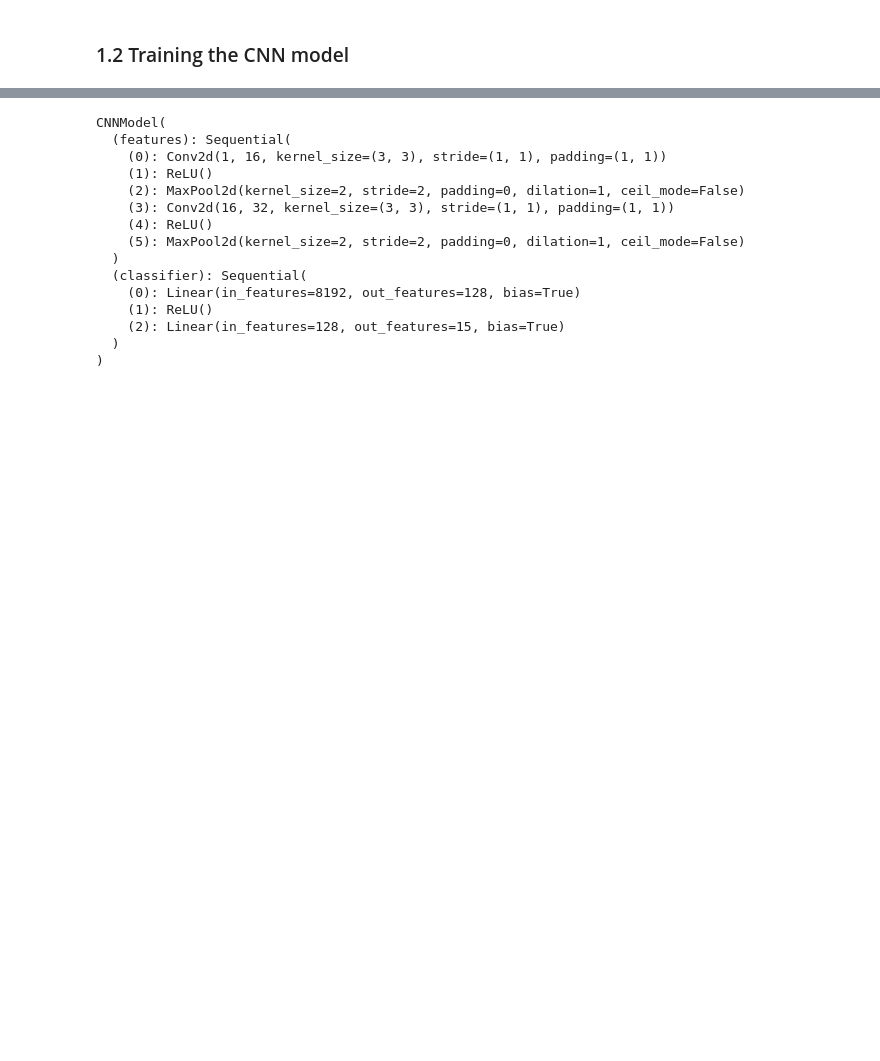
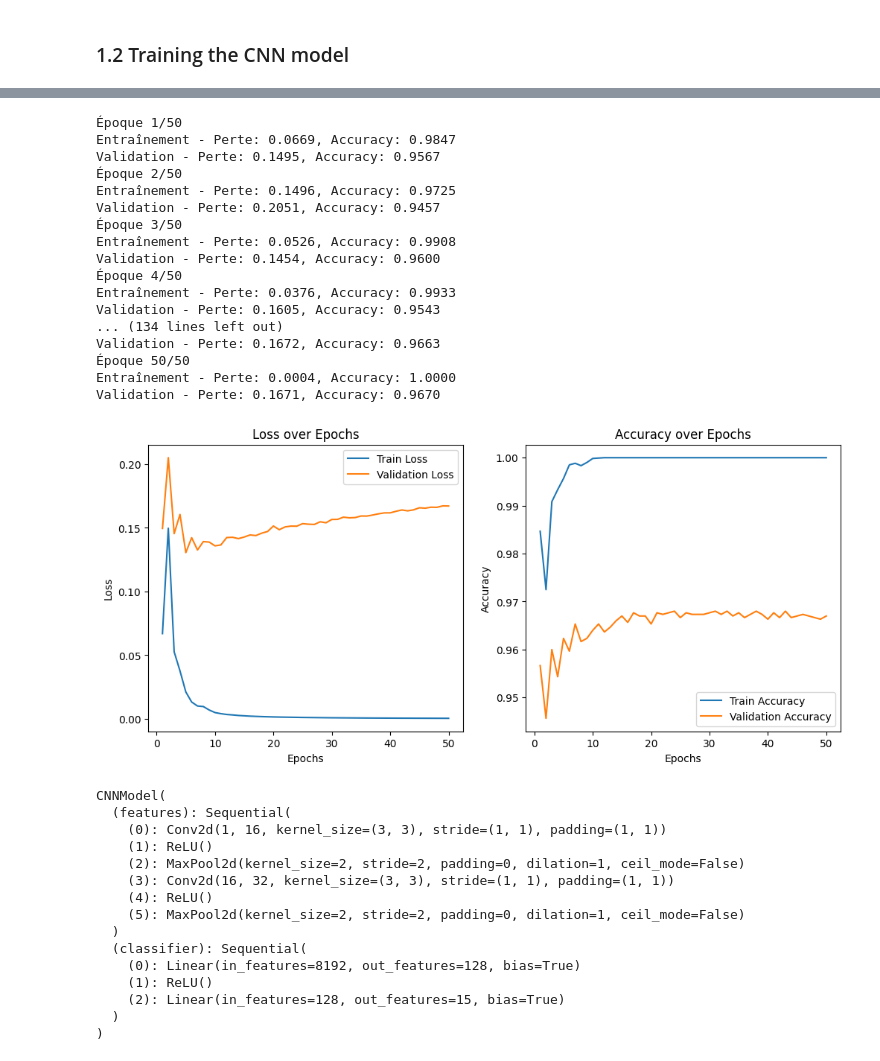
Before and after one commit to yann-Choho/Advanced_ML_project, a Jupyter notebook: attacks_defences.ipynb, the cells around one changed output, grey strips where cells are left out. Cells and saved outputs as stored; diff of their text form; code cells hidden in the pictures; blank space fills up the shorter version.

Commit message:
adding plot

```diff
--- a/attacks_defences.ipynb
+++ b/attacks_defences.ipynb
@@ -203,7 +203,7 @@ def validate_one_epoch(model, dataloader, loss_fn, device):
     }
 # %%
 
-skip_or_not_training = False  # Set this to True if you want to skip training and load the model directly
+skip_or_not_training = True  # Set this to True if you want to skip training and load the model directly
 
 
 if skip_or_not_training:
@@ -237,3 +244,77 @@ if skip_or_not_training:
+# %%
+
+skip_or_not_training = True  # Set this to True if you want to skip training and load the model directly
+
+if skip_or_not_training:
+    # Define the loss function
+    loss_fn = nn.CrossEntropyLoss()
+
+    # Training and evaluation of the model on several epochs
+    device = torch.device('cuda' if torch.cuda.is_available() else 'cpu')
+    num_epochs = 50
+    optimizer = torch.optim.SGD(model.parameters(), lr=0.01)  # Define the optimizer
+
+    # for storing the results
+    train_losses, train_accuracies = [], []
+    val_losses, val_accuracies = [], []
+
+    # Training and evaluation of the model on several epochs
+    for epoch in range(num_epochs):
+        train_result = train_one_epoch(model, train_loader, optimizer, loss_fn, device)
+        val_result = validate_one_epoch(model, test_loader, loss_fn, device)
+
+        # store the results
+        train_losses.append(train_result["train_loss"])
+        train_accuracies.append(train_result["train_acc"])
+        val_losses.append(val_result["val_loss"])
+        val_accuracies.append(val_result["val_acc"])
+
+        # Display of results for each epoch
+        print(f'Époque {epoch+1}/{num_epochs}')
+        print(f'Entraînement - Perte: {train_result["train_loss"]:.4f}, Accuracy: {train_result["train_acc"]:.4f}')
+        print(f'Validation - Perte: {val_result["val_loss"]:.4f}, Accuracy: {val_result["val_acc"]:.4f}')
+
+    # draw the plots
+    plt.figure(figsize=(12, 5))
+    plt.subplot(1, 2, 1)
+    plt.plot(range(1, num_epochs+1), train_losses, label='Train Loss')
+    plt.plot(range(1, num_epochs+1), val_losses, label='Validation Loss')
+    plt.title('Loss over Epochs')
+    plt.xlabel('Epochs')
+    plt.ylabel('Loss')
+    plt.legend()
+
+    plt.subplot(1, 2, 2)
+    plt.plot(range(1, num_epochs+1), train_accuracies, label='Train Accuracy')
+    plt.plot(range(1, num_epochs+1), val_accuracies, label='Validation Accuracy')
+    plt.title('Accuracy over Epochs')
+    plt.xlabel('Epochs')
+    plt.ylabel('Accuracy')
+    plt.legend()
+
+    plt.show()
+
+    # saving the model
+    torch.save(model.state_dict(), 'baseline_model.pth')
+# %% [output]
+Époque 1/50
+Entraînement - Perte: 0.0669, Accuracy: 0.9847
+Validation - Perte: 0.1495, Accuracy: 0.9567
+Époque 2/50
+Entraînement - Perte: 0.1496, Accuracy: 0.9725
+Validation - Perte: 0.2051, Accuracy: 0.9457
+Époque 3/50
+Entraînement - Perte: 0.0526, Accuracy: 0.9908
+Validation - Perte: 0.1454, Accuracy: 0.9600
+Époque 4/50
+Entraînement - Perte: 0.0376, Accuracy: 0.9933
+Validation - Perte: 0.1605, Accuracy: 0.9543
+... (134 lines left out)
+Validation - Perte: 0.1672, Accuracy: 0.9663
+Époque 50/50
+Entraînement - Perte: 0.0004, Accuracy: 1.0000
+Validation - Perte: 0.1671, Accuracy: 0.9670
+[figure, added]
 # %%
 # load the model
 device = torch.device('cuda' if torch.cuda.is_available() else 'cpu')
```
Also changed, not shown: parts of 5 cells of this notebook, 2 other files.
